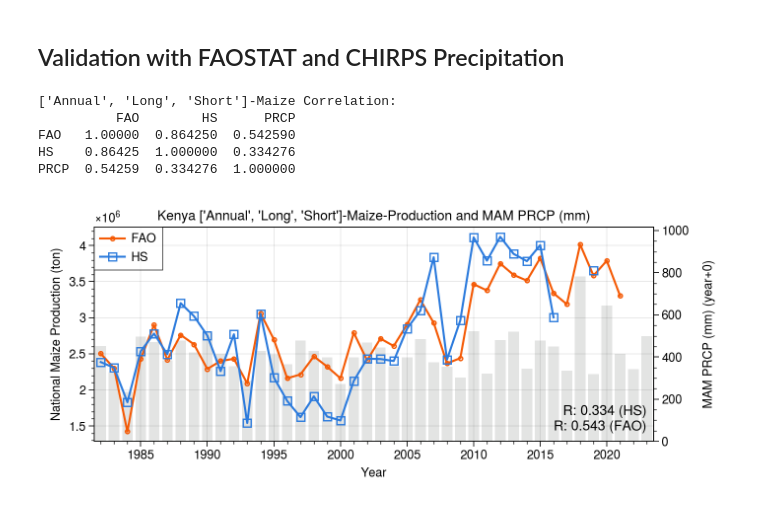
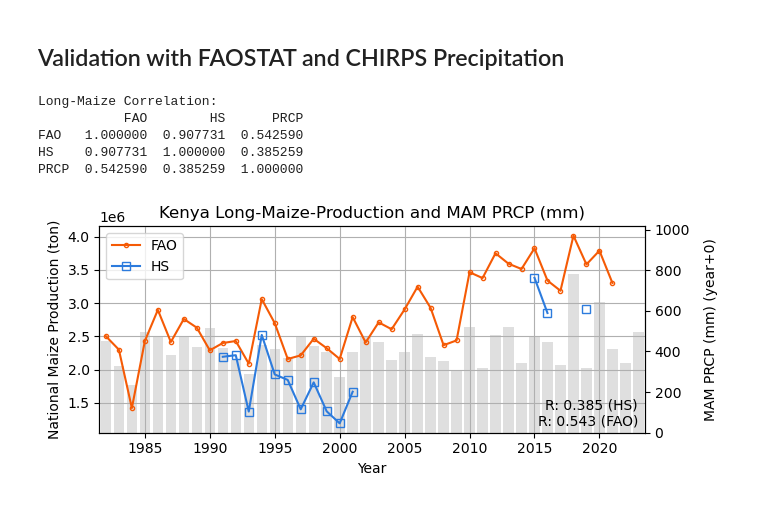
Before and after one commit to HarvestStat/HarvestStat, a Jupyter notebook: notebook/CropData_KE_Validation1.ipynb, the cells around one changed output. Saved outputs shown, nothing was run; the diff lists cells and outputs as text; code cells hidden in the pictures.

```diff
--- a/notebook/CropData_KE_Validation1.ipynb
+++ b/notebook/CropData_KE_Validation1.ipynb
@@ -6,31 +6,28 @@
 import numpy as np
 import pandas as pd
 import matplotlib.pyplot as plt
-import proplot as pplot
+#import proplot as pplot
+#possible season names: ['Annual','Long','Short']
 # Load Crop Data ------------------------------------- #
-country_name, season_name, product_name_fdw, product_name_fao,  = 'Kenya', ['Annual','Long','Short'], 'Maize', 'Maize (corn)'
+country_name, season_name, product_name_fdw, product_name_fao,  = 'Kenya', 'Long', 'Maize', 'Maize (corn)'
 shape_code, prcp_start_month, prcp_season_name, prcp_year_offset = 'KE2013A0', 3, 'MAM PRCP (mm)', +0
 # HarvestStat
-df = pd.read_csv('../public/hvstat_data.csv', index_col=0)
-container_sub = []
-for season in season_name:
-    sub = df[
-        (df['country'] == country_name) &
-        (df['season_name'] == season) &
-        (df['product'].isin([product_name_fdw])) &
-        (df['indicator'] == 'production')
-    ].copy()
-    sub['year'] = sub['harvest_year']
-    sub = sub.pivot_table(index='year',columns='product',values='value',aggfunc='sum').squeeze()
-    container_sub.append(sub)
-data_hs = pd.concat(container_sub, axis=1).sort_index().sum(1)
+df = pd.read_csv('../public/hvstat_data_v1.0.csv', index_col=0)
+df = df[
+    (df['country'] == country_name) &
+    (df['season_name'] == season_name) &
+    (df['product'].isin([product_name_fdw]))
+].copy()
+df['year'] = df['harvest_year']
+data_hs = df.pivot_table(index='year',columns='product',values='production',aggfunc='sum').squeeze()
 # FAO-STAT
 df = pd.read_csv('../data/crop/adm_fao_stat.csv', index_col=0)
 data_fao = df[
-    (df['cnt_name'] == country_name) &
-    (df['cpc2_name'] == product_name_fao) &
-    (df['indicator'] == 'Production')
-].set_index('year')['value']
+    (df['Area'] == country_name) &
+    (df['Item'] == product_name_fao) &
+    (df['Element'] == 'Production')
+].set_index('Year')['Value']
+# Merge
 # Merge
 data = pd.concat([data_fao,data_hs], axis=1, keys=['FAO','HS']).sort_index()
 data = data.reindex(np.array(range(1982,2024)))
@@ -60,36 +57,36 @@ for i, line in enumerate(ax1.get_lines()):
     line.set_marker(marker[i])
 # years = data.index
 # ax1.set_xticks(years)
 # ax1.set_xticklabels(['%02d'% yr for yr in np.mod(years,100)])
 ax1.set_xlim([data.index[0]-0.5, data.index[-1]+0.5])
 ax1.set_xlabel('Year')
 ax1.set_ylabel('National %s Production (ton)' % product_name_fdw)
 ax1.patch.set_facecolor('white')
 # Precipitation
 year, value = prcp_nat.index, prcp_nat.values
 ax2 = ax1.twinx()
 plt.bar(year, value, alpha=.25, color='grey')
 ax2.set_ylim([0, value.max()*1.3])
 ax2.set_ylabel(prcp_label + ' (year+%d)'%prcp_year_offset, labelpad=10)
 ax2.grid(False)
 ax1.set_zorder(1)
 ax1.patch.set_visible(False)  # prevents ax1 from hiding ax2
 ax1.legend(loc='upper left')
 ax1.annotate(
     'R: %.3f (HS)\nR: %.3f (FAO)' % (corr_value.loc['HS','PRCP'], corr_value.loc['FAO','PRCP']),
     xy=(1, 0.2), xycoords='axes fraction', fontsize=10,
     xytext=(-5, -5), textcoords='offset points',
     ha='right', va='top'
 )
 title = f'{country_name} {season_name}-{product_name_fdw}-Production and {prcp_label}'
 ax1.set_title(title)
 fig.tight_layout()
 plt.show()
 # ---------------------------------------------------- #
 # %% [output]
-['Annual', 'Long', 'Short']-Maize Correlation:
-          FAO        HS      PRCP
-FAO   1.00000  0.864250  0.542590
-HS    0.86425  1.000000  0.334276
-PRCP  0.54259  0.334276  1.000000
+Long-Maize Correlation:
+           FAO        HS      PRCP
+FAO   1.000000  0.907731  0.542590
+HS    0.907731  1.000000  0.385259
+PRCP  0.542590  0.385259  1.000000
-[figure, old version]
+[figure, new version]
```
Also changed, not shown: parts of 2 cells of this notebook, 2 other files.
